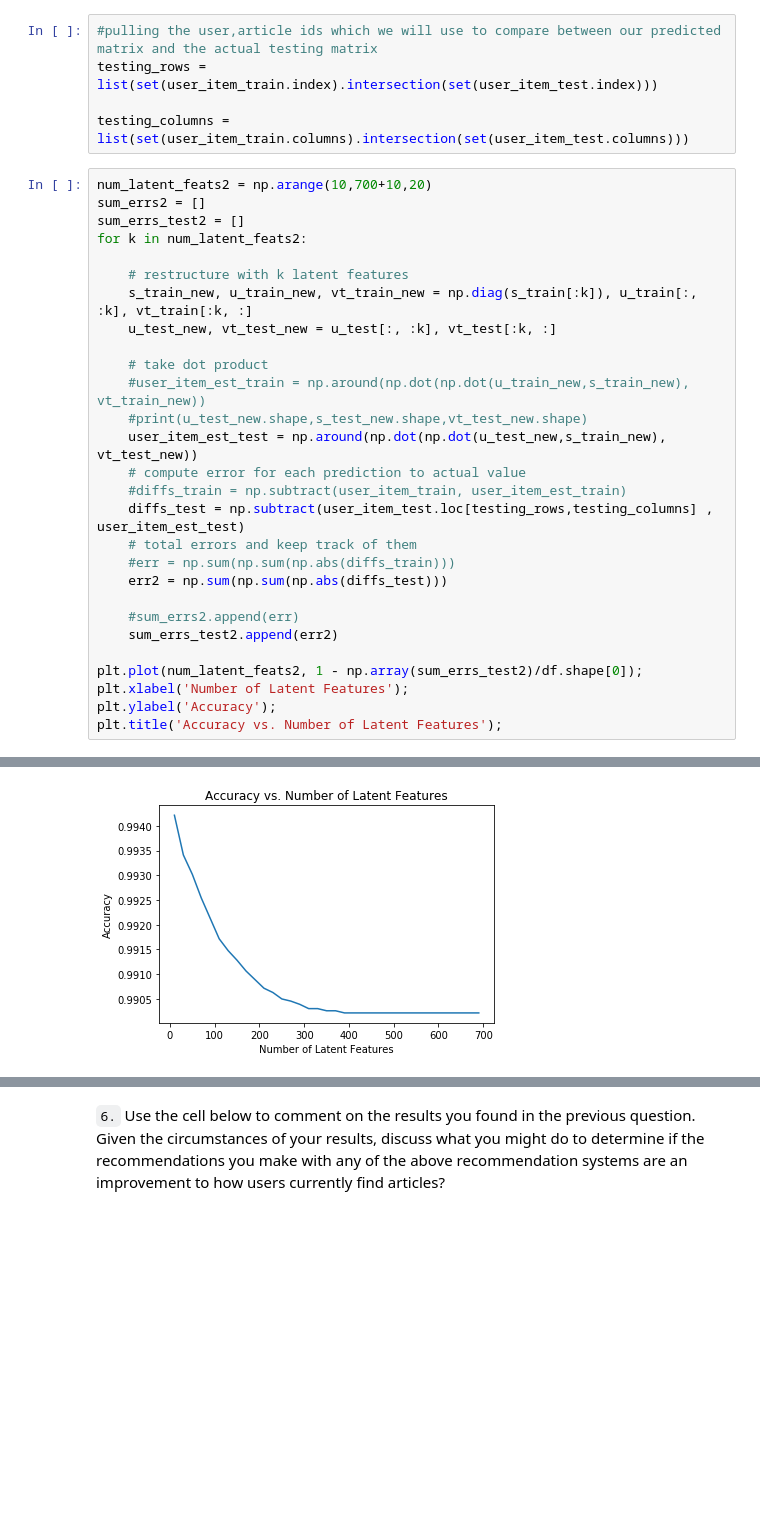
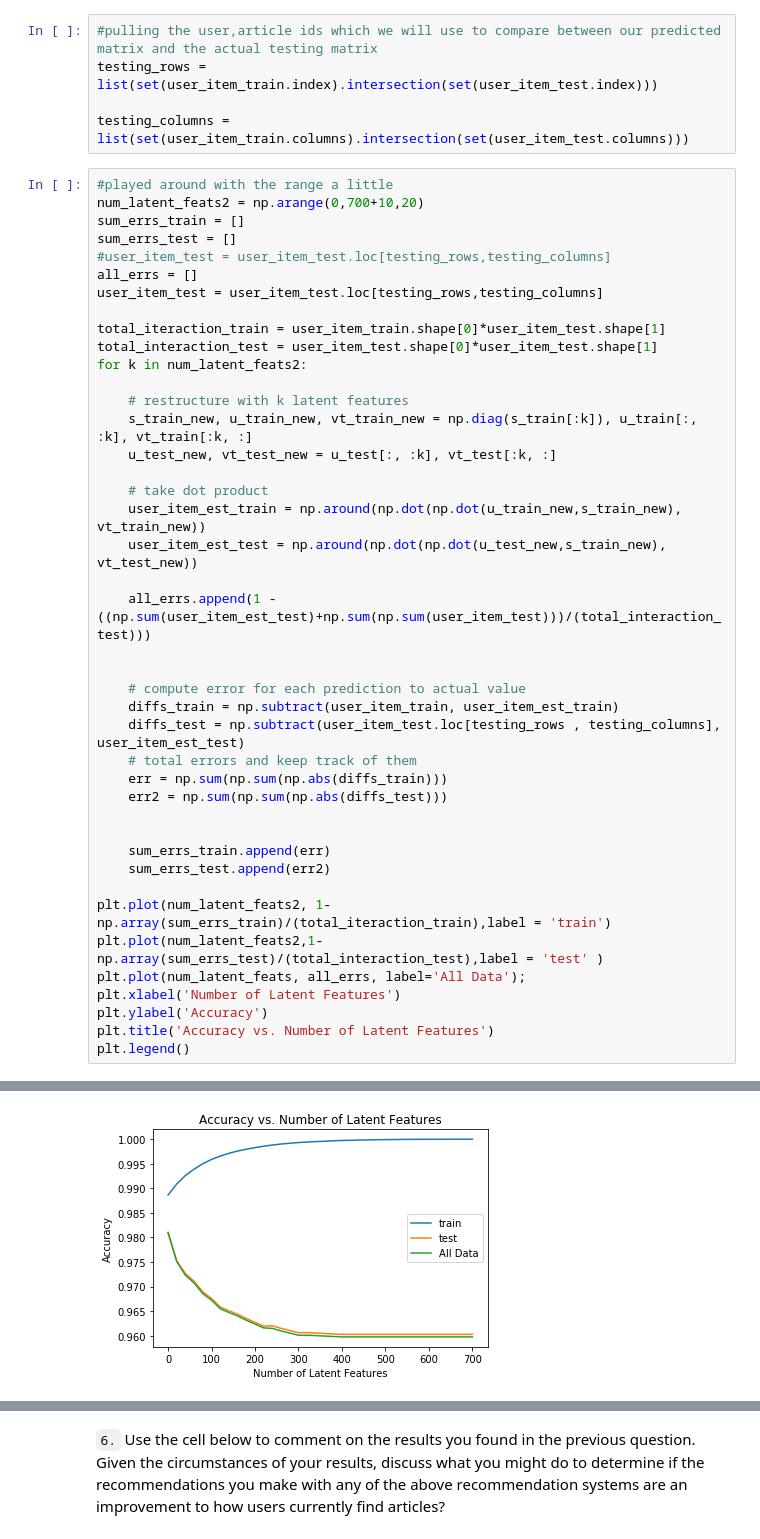
Before and after one commit to ahmedserag2/IBMrecomendations, a Jupyter notebook: notebook and tests/Recommendations_with_IBM (1).ipynb, the cells around one changed output, grey strips where cells are left out. Cells and saved outputs as stored; diff of their text form; blank space fills up the shorter version.

Commit message:
fixed the accuracy vs latent features

```diff
--- a/notebook and tests/Recommendations_with_IBM (1).ipynb
+++ b/notebook and tests/Recommendations_with_IBM (1).ipynb
@@ -834,9 +834,16 @@ testing_rows = list(set(user_item_train.index).intersection(set(user_item_test.i
 
 testing_columns = list(set(user_item_train.columns).intersection(set(user_item_test.columns)))
 # %%
-num_latent_feats2 = np.arange(10,700+10,20)
-sum_errs2 = []
-sum_errs_test2 = []
+#played around with the range a little
+num_latent_feats2 = np.arange(0,700+10,20)
+sum_errs_train = []
+sum_errs_test = []
+#user_item_test = user_item_test.loc[testing_rows,testing_columns]
+all_errs = []
+user_item_test = user_item_test.loc[testing_rows,testing_columns]
+
+total_iteraction_train = user_item_train.shape[0]*user_item_test.shape[1]
+total_interaction_test = user_item_test.shape[0]*user_item_test.shape[1]
 for k in num_latent_feats2:
 
     # restructure with k latent features
@@ -844,21 +851,28 @@ for k in num_latent_feats2:
     u_test_new, vt_test_new = u_test[:, :k], vt_test[:k, :]
 
     # take dot product
-    #user_item_est_train = np.around(np.dot(np.dot(u_train_new,s_train_new), vt_train_new))
-    #print(u_test_new.shape,s_test_new.shape,vt_test_new.shape)
+    user_item_est_train = np.around(np.dot(np.dot(u_train_new,s_train_new), vt_train_new))
     user_item_est_test = np.around(np.dot(np.dot(u_test_new,s_train_new), vt_test_new))
+
+    all_errs.append(1 - ((np.sum(user_item_est_test)+np.sum(np.sum(user_item_test)))/(total_interaction_test)))
+
+
     # compute error for each prediction to actual value
-    #diffs_train = np.subtract(user_item_train, user_item_est_train)
-    diffs_test = np.subtract(user_item_test.loc[testing_rows,testing_columns] , user_item_est_test)
+    diffs_train = np.subtract(user_item_train, user_item_est_train)
+    diffs_test = np.subtract(user_item_test.loc[testing_rows , testing_columns], user_item_est_test)
     # total errors and keep track of them
-    #err = np.sum(np.sum(np.abs(diffs_train)))
+    err = np.sum(np.sum(np.abs(diffs_train)))
     err2 = np.sum(np.sum(np.abs(diffs_test)))
 
-    #sum_errs2.append(err)
-    sum_errs_test2.append(err2)
 
-plt.plot(num_latent_feats2, 1 - np.array(sum_errs_test2)/df.shape[0]);
-plt.xlabel('Number of Latent Features');
-plt.ylabel('Accuracy');
-plt.title('Accuracy vs. Number of Latent Features');
+    sum_errs_train.append(err)
+    sum_errs_test.append(err2)
+
+plt.plot(num_latent_feats2, 1- np.array(sum_errs_train)/(total_iteraction_train),label = 'train')
+plt.plot(num_latent_feats2,1- np.array(sum_errs_test)/(total_interaction_test),label = 'test' )
+plt.plot(num_latent_feats, all_errs, label='All Data');
+plt.xlabel('Number of Latent Features')
+plt.ylabel('Accuracy')
+plt.title('Accuracy vs. Number of Latent Features')
+plt.legend()
 # %% [output]
@@ -865 +880 @@ plt.title('Accuracy vs. Number of Latent Features');
-[figure, old version]
+[figure, new version]
```
Also changed, not shown: parts of 6 cells of this notebook, 1 other file.
